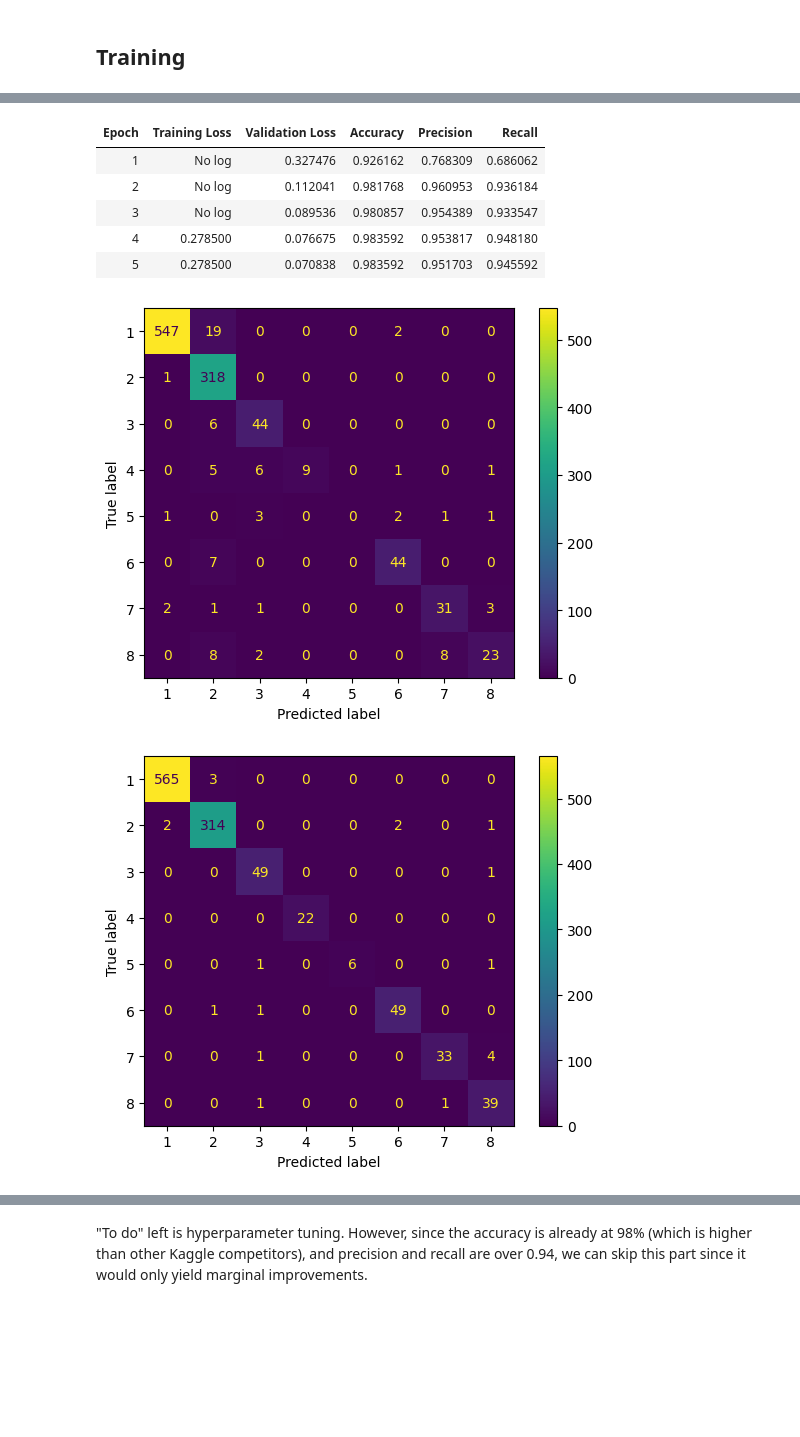
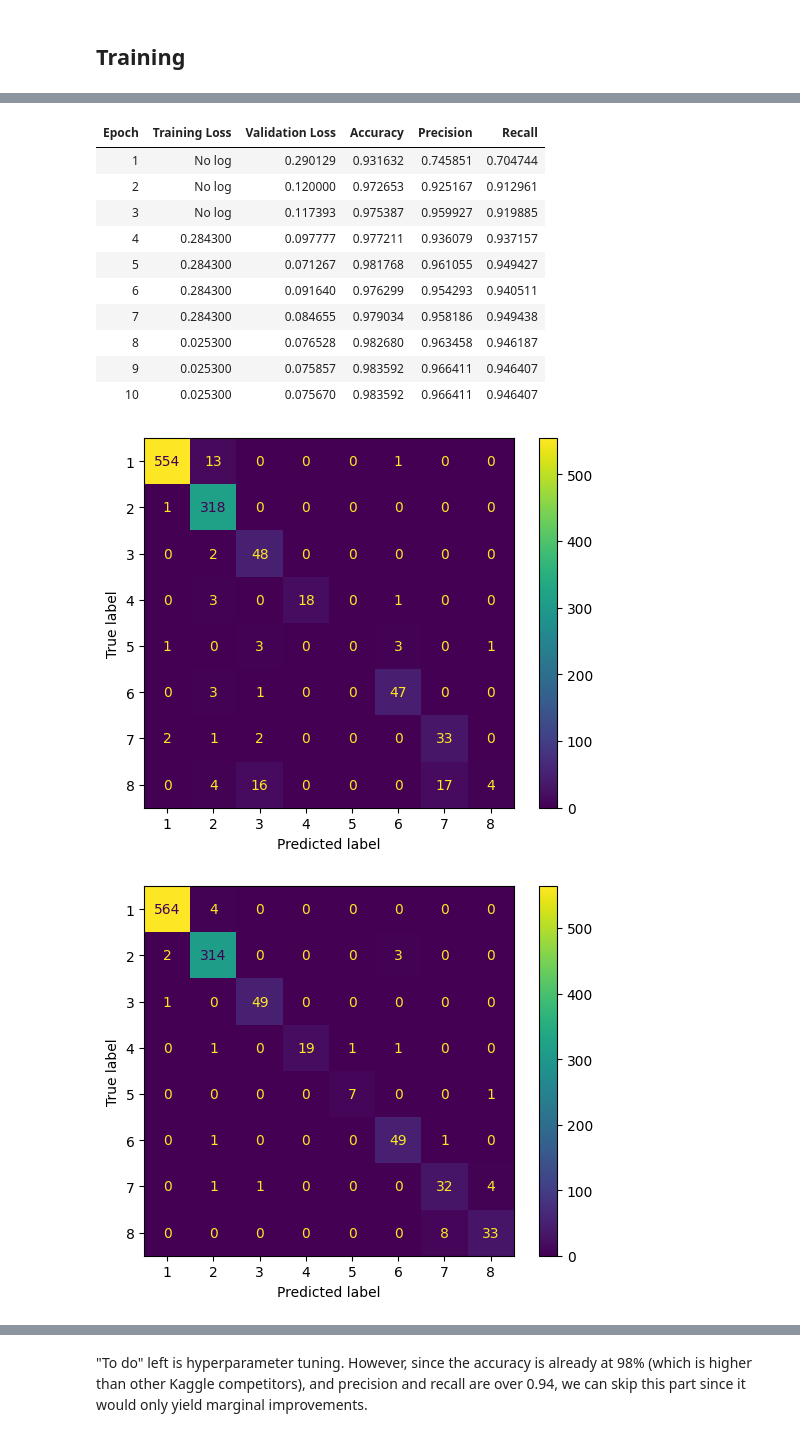
Before and after one commit to pimaja/Document-Classification, a Jupyter notebook: development.ipynb, the cells around one changed output, grey strips where cells are left out. Drawn from its saved outputs; the diff is of its cells as text; code cells hidden in the pictures; blank space fills up the shorter version.

```diff
--- a/development.ipynb
+++ b/development.ipynb
@@ -25,7 +27,8 @@
 import os
 import pandas as pd
 
-dataset = "/content/file.txt"
+cwd = os.getcwd()
+dataset = f"{cwd}/file.txt"
 print(f"Dataset found = {os.path.exists(dataset)}")
 
 df = pd.read_csv(dataset)
@@ -469,30 +498,0 @@ Please note that authentication is recommended but still optional to access publ
-# %%
-# Help funtion to transfrom pandas dataframe into torch dataset format
-
-import torch
-
-device = torch.device('cuda'if torch.cuda.is_available() else 'cpu')
-
-label2id = {1: 0, 2: 1, 3: 2, 4: 3, 5: 4, 6: 5, 7: 6, 8: 7}
-id2label = {id: label for label, id in label2id.items()}
-
-
-class DocumentClassificationDataset(torch.utils.data.Dataset):
-    def __init__(self, encodings, labels):
-        self.encodings = encodings
-        self.labels = [label2id[label] for label in labels]
-
-    def __getitem__(self, idx):
-        # place the data on the GPU is available
-        item = {key: torch.tensor(val[idx]).to(device) for key, val in self.encodings.items()}
-        item['label'] = torch.tensor(self.labels[idx]).to(device)
-        return item
-
-    def __len__(self):
-        return len(self.labels)
-
-
-train_dataset = DocumentClassificationDataset(tokenized_documents_train, df_train['label'].tolist())
-test_dataset = DocumentClassificationDataset(tokenized_documents_test, df_test['label'].tolist())
-
-train_dataset[0]
@@ -542,6 +531,9 @@ def compute_metrics(eval_pred):
 # Model, training args and trainer
 
 from transformers import AutoModelForSequenceClassification, TrainingArguments, Trainer
+import torch
+
+device = torch.device('cuda'if torch.cuda.is_available() else 'cpu')
 
 # place the model on the GPU is available
 #model = AutoModelForSequenceClassification.from_pretrained(
@@ -560,20 +552,18 @@ training_args = TrainingArguments(
     learning_rate=1e-4,
     per_device_train_batch_size=32,
     per_device_eval_batch_size=32,
-    num_train_epochs=5,
+    num_train_epochs=10,
     weight_decay=0.01,
     eval_strategy="epoch",
     save_strategy="epoch",
-    load_best_model_at_end=True,
-    push_to_hub=False,
     report_to="none"
 )
 
 trainer = Trainer(
     model=model,
     args=training_args,
-    train_dataset=train_dataset,
-    eval_dataset=test_dataset,
+    train_dataset=tokenized_hf_dataset['train'],
+    eval_dataset=tokenized_hf_dataset['test'],
     tokenizer=tokenizer,
     data_collator=data_collator,
     compute_metrics=compute_metrics,
@@ -587,8 +577,13 @@ You should probably TRAIN this model on a down-stream task to be able to use it
 | Epoch | Training Loss | Validation Loss | Accuracy | Precision | Recall |
-| 1 | No log | 0.327476 | 0.926162 | 0.768309 | 0.686062 |
-| 2 | No log | 0.112041 | 0.981768 | 0.960953 | 0.936184 |
-| 3 | No log | 0.089536 | 0.980857 | 0.954389 | 0.933547 |
-| 4 | 0.278500 | 0.076675 | 0.983592 | 0.953817 | 0.948180 |
-| 5 | 0.278500 | 0.070838 | 0.983592 | 0.951703 | 0.945592 |
+| 1 | No log | 0.290129 | 0.931632 | 0.745851 | 0.704744 |
+| 2 | No log | 0.120000 | 0.972653 | 0.925167 | 0.912961 |
+| 3 | No log | 0.117393 | 0.975387 | 0.959927 | 0.919885 |
+| 4 | 0.284300 | 0.097777 | 0.977211 | 0.936079 | 0.937157 |
+| 5 | 0.284300 | 0.071267 | 0.981768 | 0.961055 | 0.949427 |
+| 6 | 0.284300 | 0.091640 | 0.976299 | 0.954293 | 0.940511 |
+| 7 | 0.284300 | 0.084655 | 0.979034 | 0.958186 | 0.949438 |
+| 8 | 0.025300 | 0.076528 | 0.982680 | 0.963458 | 0.946187 |
+| 9 | 0.025300 | 0.075857 | 0.983592 | 0.966411 | 0.946407 |
+| 10 | 0.025300 | 0.075670 | 0.983592 | 0.966411 | 0.946407 |
-[figure, old version]
+[figure, new version]
-[figure, old version]
+[figure, new version]
```
Also changed, not shown: parts of 18 cells of this notebook.
